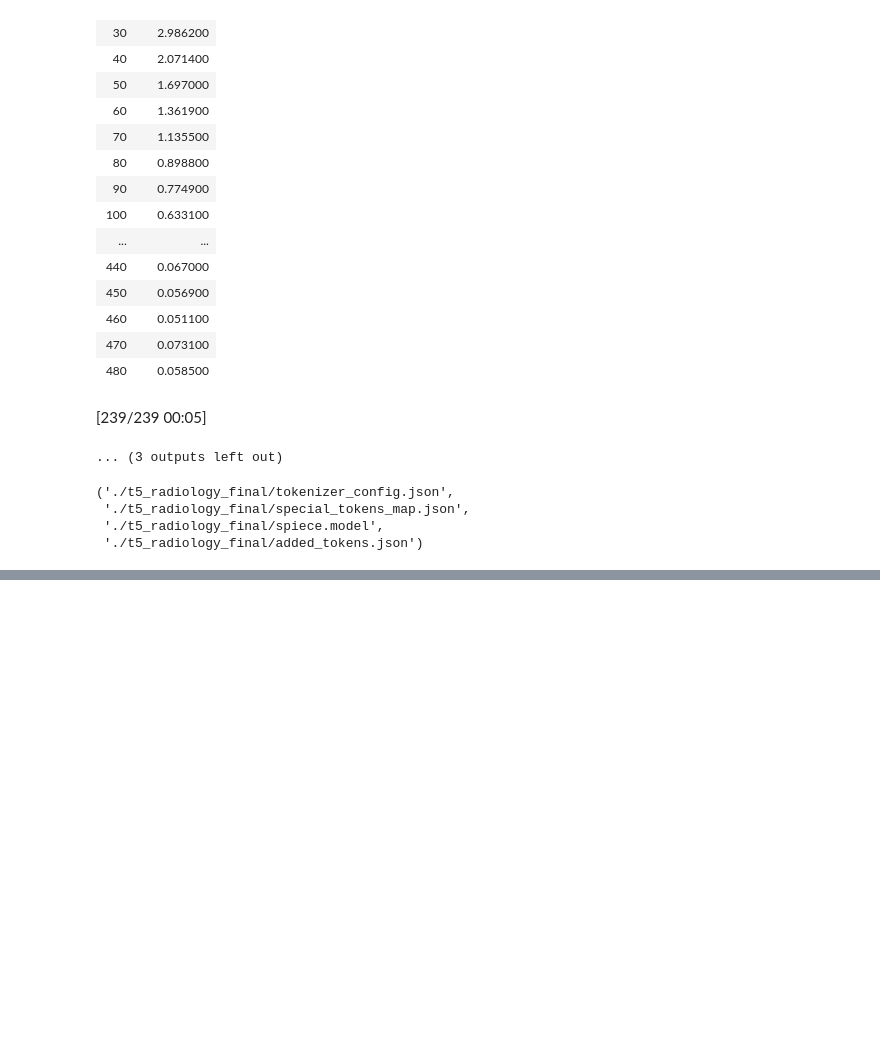
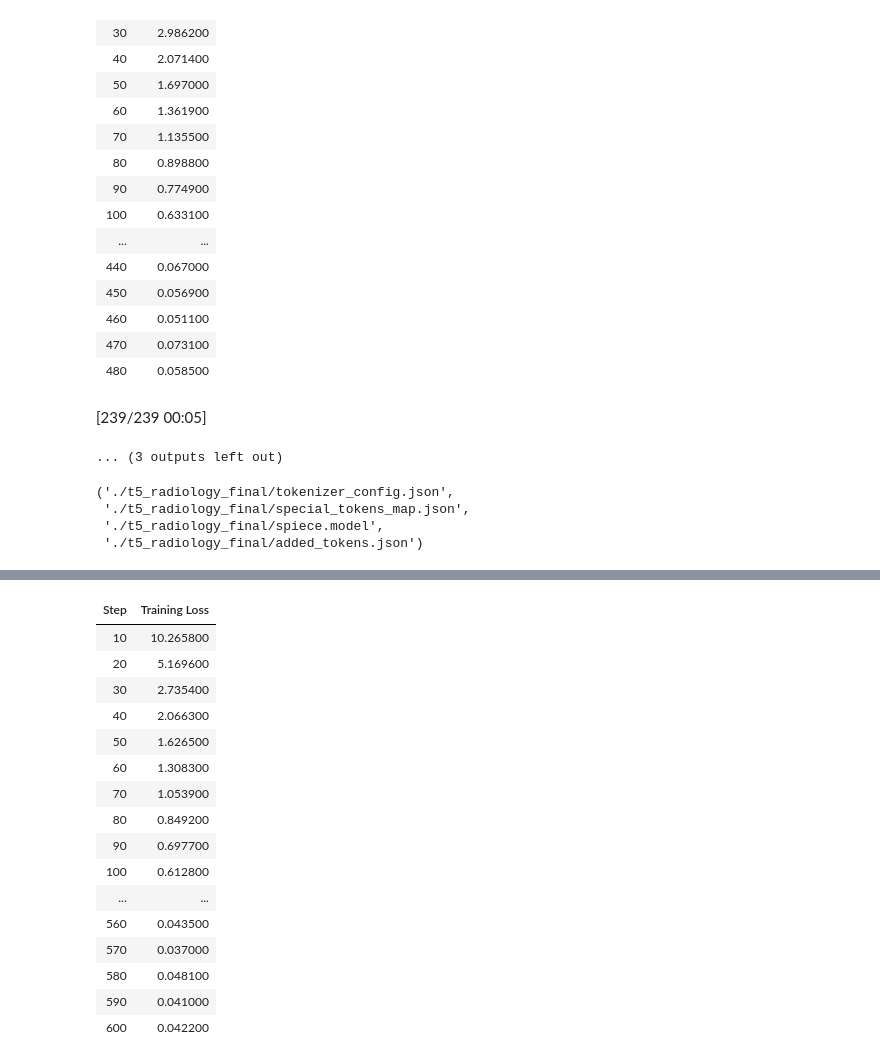
Before and after one commit to gursmeep404/Radiology, a Jupyter notebook: T5_fine_tuning/t5_fine_tuning.ipynb, the cells around one changed output, grey strips where cells are left out. Cells and saved outputs as stored; diff of their text form; code cells hidden in the pictures; blank space fills up the shorter version.

```diff
--- a/T5_fine_tuning/t5_fine_tuning.ipynb
+++ b/T5_fine_tuning/t5_fine_tuning.ipynb
@@ -223,0 +248,68 @@ tokenizer.save_pretrained(save_path)
+# %%
+import pandas as pd
+import torch
+from transformers import T5Tokenizer, T5ForConditionalGeneration, TrainingArguments, Trainer, DataCollatorForSeq2Seq
+from datasets import Dataset
+
+# Load dataset
+df = pd.read_excel("dataset.xlsx")
+
+# Combine target fields
+def make_target(row):
+    return f"""Abnormal/Normal: {row['Abnormal/Normal']}
+Pathologies Extracted: {row['Pathologies Extracted']}
+Midline Shift: {row['Midline Shift']}
+Location & Brain Organ: {row['Location & Brain Organ']}
+Bleed Subcategory: {row['Bleed Subcategory']}"""
+
+df['target'] = df.apply(make_target, axis=1)
+
+# Tokenizer & model
+model_name = "t5-small"
+tokenizer = T5Tokenizer.from_pretrained(model_name)
+model = T5ForConditionalGeneration.from_pretrained(model_name)
+device = "cuda" if torch.cuda.is_available() else "cpu"
+model = model.to(device)
+
+# Preprocessing
+max_input_length = 512
+max_target_length = 256
+
+def preprocess(example):
+    input_text = f"Extract info: {example['Radiologist Diagnosis']}"
+    input_enc = tokenizer(input_text, padding="max_length", truncation=True, max_length=max_input_length)
+    target_enc = tokenizer(example['target'], padding="max_length", truncation=True, max_length=max_target_length)
+    input_enc['labels'] = target_enc['input_ids']
+    return input_enc
+
+# Dataset
+full_dataset = Dataset.from_pandas(df[['Radiologist Diagnosis', 'target']])
+full_dataset = full_dataset.map(preprocess, remove_columns=['Radiologist Diagnosis', 'target'])
+
+# Training config
+training_args = TrainingArguments(
+    output_dir="./t5_radiology_final",
+    per_device_train_batch_size=8,
+    num_train_epochs=4,
+    save_total_limit=1,
+    logging_steps=10,
+    report_to="none"
+)
+
+trainer = Trainer(
+    model=model,
+    args=training_args,
+    train_dataset=full_dataset,
+    tokenizer=tokenizer,
+    data_collator=DataCollatorForSeq2Seq(tokenizer, model=model),
+)
+
+# Train
+trainer.train()
+
+# Save the final model
+trainer.save_model("./t5_radiology_final")
+tokenizer.save_pretrained("./t5_radiology_final")
+
+print("Model and tokenizer saved to './t5_radiology_final'")
+# %% [output]
@@ -223,0 +317,17 @@ tokenizer.save_pretrained(save_path)
+| Step | Training Loss |
+| 10 | 10.265800 |
+| 20 | 5.169600 |
+| 30 | 2.735400 |
+| 40 | 2.066300 |
+| 50 | 1.626500 |
+| 60 | 1.308300 |
+| 70 | 1.053900 |
+| 80 | 0.849200 |
+| 90 | 0.697700 |
+| 100 | 0.612800 |
+| ... | ... |
+| 560 | 0.043500 |
+| 570 | 0.037000 |
+| 580 | 0.048100 |
+| 590 | 0.041000 |
+| 600 | 0.042200 |
```
Also changed, not shown: parts of 8 cells of this notebook, 1 other file.
